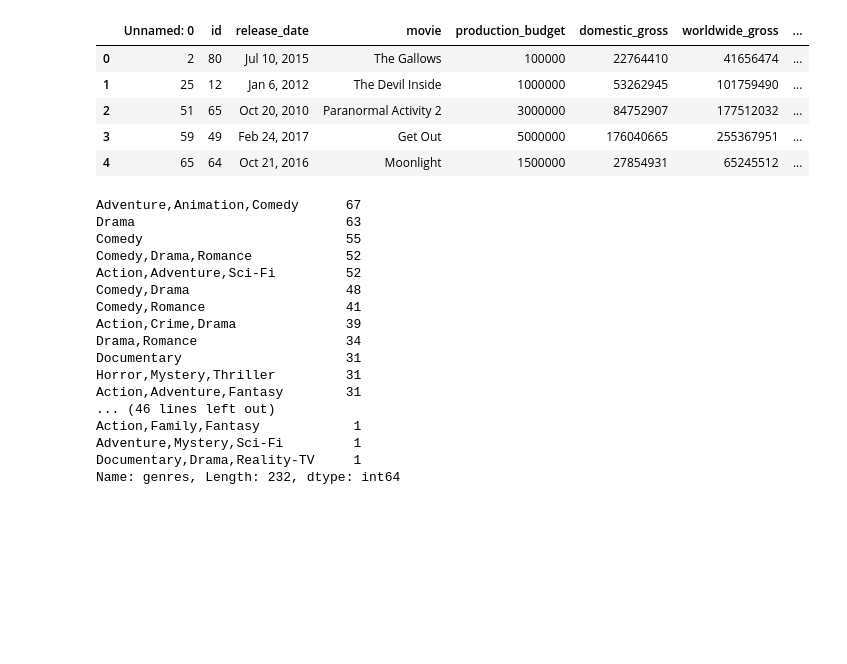
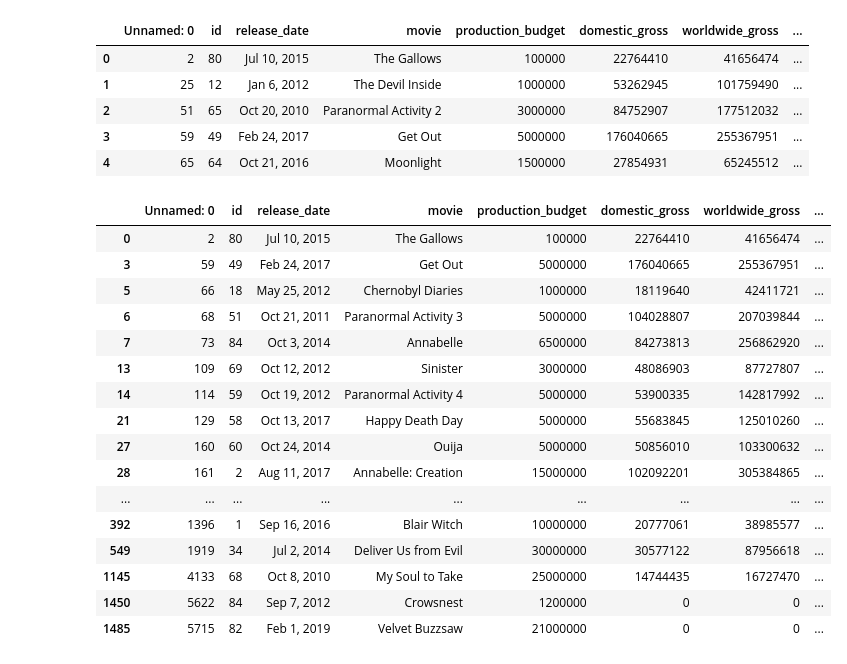
Before and after one commit to thespud56/Module-1-Project, a Jupyter notebook: Notebooks/Data_Viz_Stu.ipynb, the cells around one changed output. Cells and saved outputs as stored; diff of their text form; code cells hidden in the pictures; blank space fills up the shorter version.

```diff
--- a/Notebooks/Data_Viz_Stu.ipynb
+++ b/Notebooks/Data_Viz_Stu.ipynb
@@ -15,23 +15,23 @@ cleaned_data.head()
 | 2 | 51 | 65 | Oct 20, 2010 | Paranormal Activity 2 | 3000000 | 84752907 | 177512032 | ... |
 | 3 | 59 | 49 | Feb 24, 2017 | Get Out | 5000000 | 176040665 | 255367951 | ... |
 | 4 | 65 | 64 | Oct 21, 2016 | Moonlight | 1500000 | 27854931 | 65245512 | ... |
-# %%
-cleaned_data['genres'].value_counts()
-# %% [output]
-Adventure,Animation,Comedy      67
-Drama                           63
-Comedy                          55
-Comedy,Drama,Romance            52
-Action,Adventure,Sci-Fi         52
-Comedy,Drama                    48
-Comedy,Romance                  41
-Action,Crime,Drama              39
-Drama,Romance                   34
-Documentary                     31
-Horror,Mystery,Thriller         31
-Action,Adventure,Fantasy        31
-... (46 lines left out)
-Action,Family,Fantasy            1
-Adventure,Mystery,Sci-Fi         1
-Documentary,Drama,Reality-TV     1
-Name: genres, Length: 232, dtype: int64
+# %%
+cleaned_data.loc[cleaned_data['genres'] == 'Horror,Mystery,Thriller'].sort_values('worldwide_roi', ascending=False)
+# %% [output]
+|  | Unnamed: 0 | id | release_date | movie | production_budget | domestic_gross | worldwide_gross | ... |
+| 0 | 2 | 80 | Jul 10, 2015 | The Gallows | 100000 | 22764410 | 41656474 | ... |
+| 3 | 59 | 49 | Feb 24, 2017 | Get Out | 5000000 | 176040665 | 255367951 | ... |
+| 5 | 66 | 18 | May 25, 2012 | Chernobyl Diaries | 1000000 | 18119640 | 42411721 | ... |
+| 6 | 68 | 51 | Oct 21, 2011 | Paranormal Activity 3 | 5000000 | 104028807 | 207039844 | ... |
+| 7 | 73 | 84 | Oct 3, 2014 | Annabelle | 6500000 | 84273813 | 256862920 | ... |
+| 13 | 109 | 69 | Oct 12, 2012 | Sinister | 3000000 | 48086903 | 87727807 | ... |
+| 14 | 114 | 59 | Oct 19, 2012 | Paranormal Activity 4 | 5000000 | 53900335 | 142817992 | ... |
+| 21 | 129 | 58 | Oct 13, 2017 | Happy Death Day | 5000000 | 55683845 | 125010260 | ... |
+| 27 | 160 | 60 | Oct 24, 2014 | Ouija | 5000000 | 50856010 | 103300632 | ... |
+| 28 | 161 | 2 | Aug 11, 2017 | Annabelle: Creation | 15000000 | 102092201 | 305384865 | ... |
+| ... | ... | ... | ... | ... | ... | ... | ... | ... |
+| 392 | 1396 | 1 | Sep 16, 2016 | Blair Witch | 10000000 | 20777061 | 38985577 | ... |
+| 549 | 1919 | 34 | Jul 2, 2014 | Deliver Us from Evil | 30000000 | 30577122 | 87956618 | ... |
+| 1145 | 4133 | 68 | Oct 8, 2010 | My Soul to Take | 25000000 | 14744435 | 16727470 | ... |
+| 1450 | 5622 | 84 | Sep 7, 2012 | Crowsnest | 1200000 | 0 | 0 | ... |
+| 1485 | 5715 | 82 | Feb 1, 2019 | Velvet Buzzsaw | 21000000 | 0 | 0 | ... |
```
Also changed, not shown: parts of 4 cells of this notebook, 4 other files.
